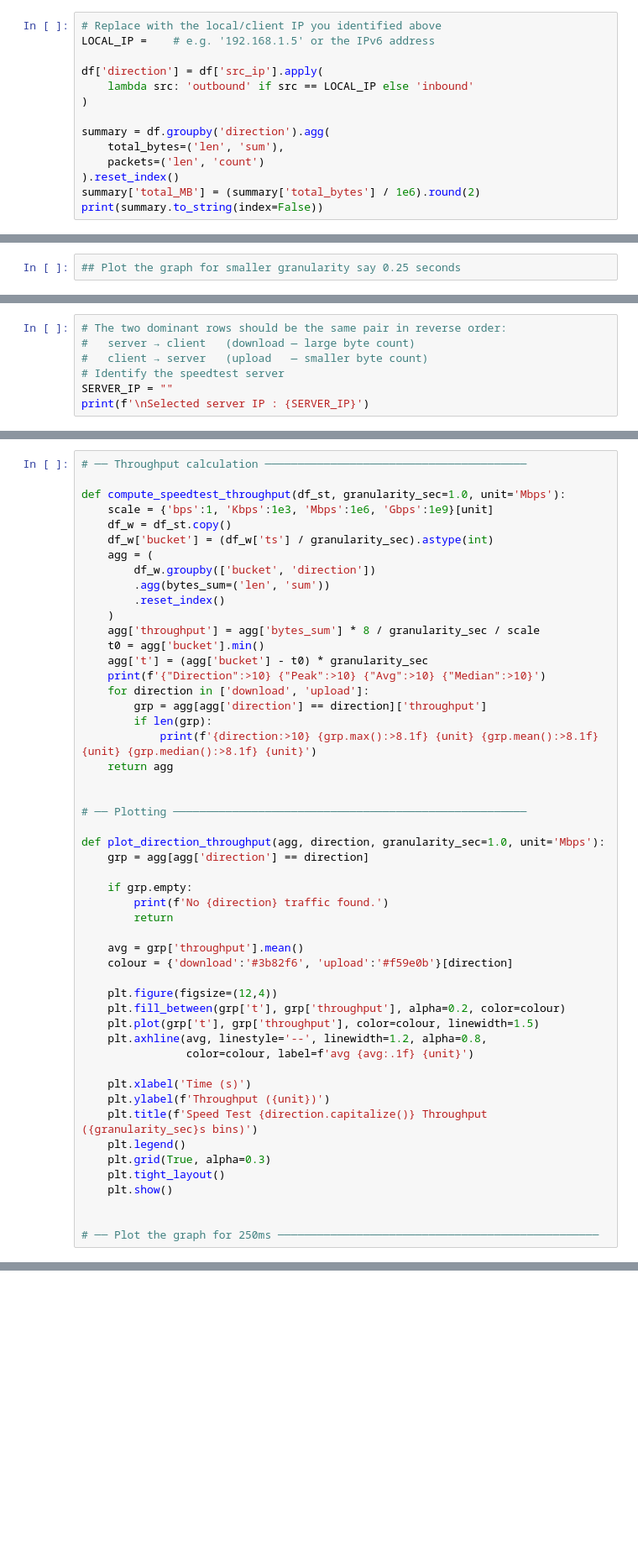
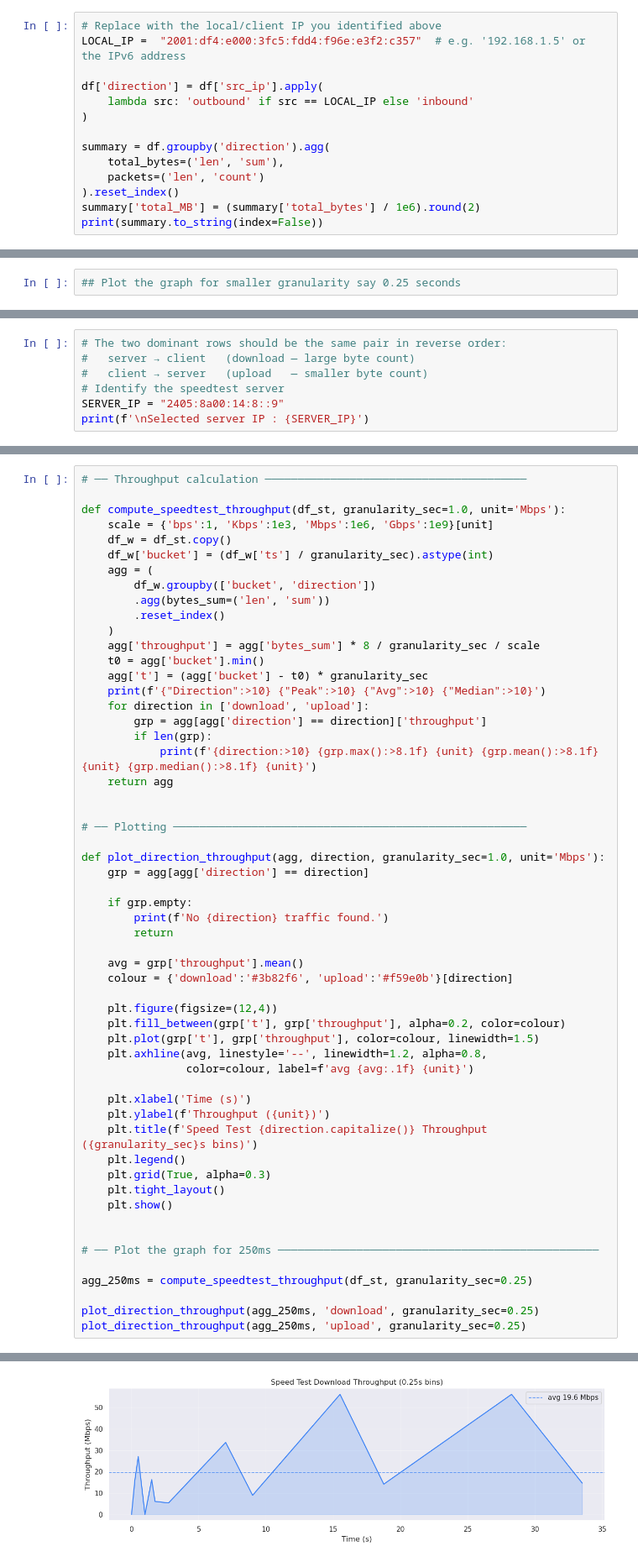
Before and after one commit to girishtalmale/inae-networks, a Jupyter notebook: tutorials/self-study-traffic-analysis/linux_traffic_capture_analysis.ipynb, the cells around one changed output, grey strips where cells are left out. Shown at 84% size. Saved outputs shown, nothing was run; the diff lists cells and outputs as text; blank space fills up the shorter version.

```diff
--- a/tutorials/self-study-traffic-analysis/linux_traffic_capture_analysis.ipynb
+++ b/tutorials/self-study-traffic-analysis/linux_traffic_capture_analysis.ipynb
@@ -641,7 +796,7 @@ print(df_top.to_string(index=False))
 5.2  **✍️ Identify the Local Client IP :**
 # %%
 # Replace with the local/client IP you identified above
-LOCAL_IP =    # e.g. '192.168.1.5' or the IPv6 address
+LOCAL_IP =  "2001:df4:e000:3fc5:fdd4:f96e:e3f2:c357"  # e.g. '192.168.1.5' or the IPv6 address
 
 df['direction'] = df['src_ip'].apply(
     lambda src: 'outbound' if src == LOCAL_IP else 'inbound'
@@ -843,5 +1022,5 @@ Common server port: 443
 #   server → client   (download — large byte count)
 #   client → server   (upload   — smaller byte count)
 # Identify the speedtest server
-SERVER_IP = ""
+SERVER_IP = "2405:8a00:14:8::9"
 print(f'\nSelected server IP : {SERVER_IP}')
@@ -917,3 +1102,9 @@ def plot_direction_throughput(agg, direction, granularity_sec=1.0, unit='Mbps'):
 
 
 # ── Plot the graph for 250ms ─────────────────────────────────────────────────
+
+agg_250ms = compute_speedtest_throughput(df_st, granularity_sec=0.25)
+
+plot_direction_throughput(agg_250ms, 'download', granularity_sec=0.25)
+plot_direction_throughput(agg_250ms, 'upload', granularity_sec=0.25)
+# %% [output]
@@ -919,0 +1114 @@ def plot_direction_throughput(agg, direction, granularity_sec=1.0, unit='Mbps'):
+[figure, added]
```
Also changed, not shown: parts of 25 cells of this notebook, 6 other files.
